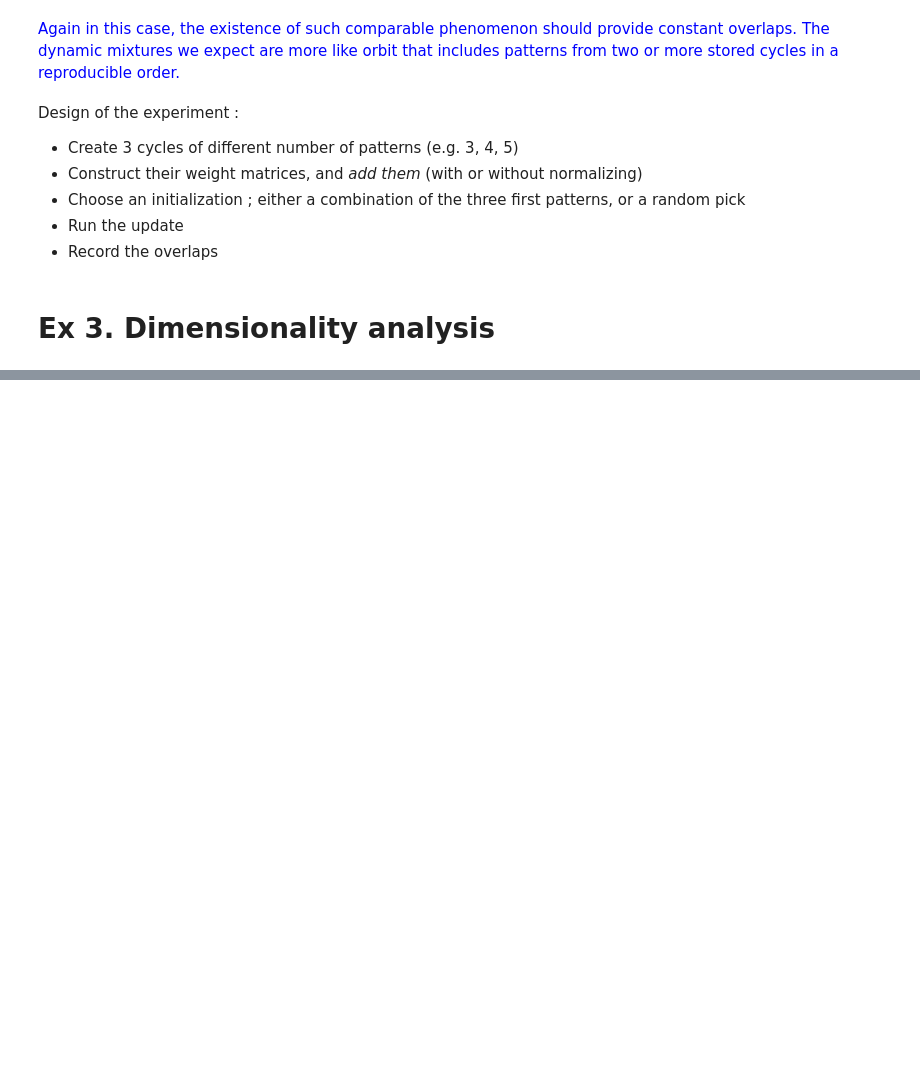
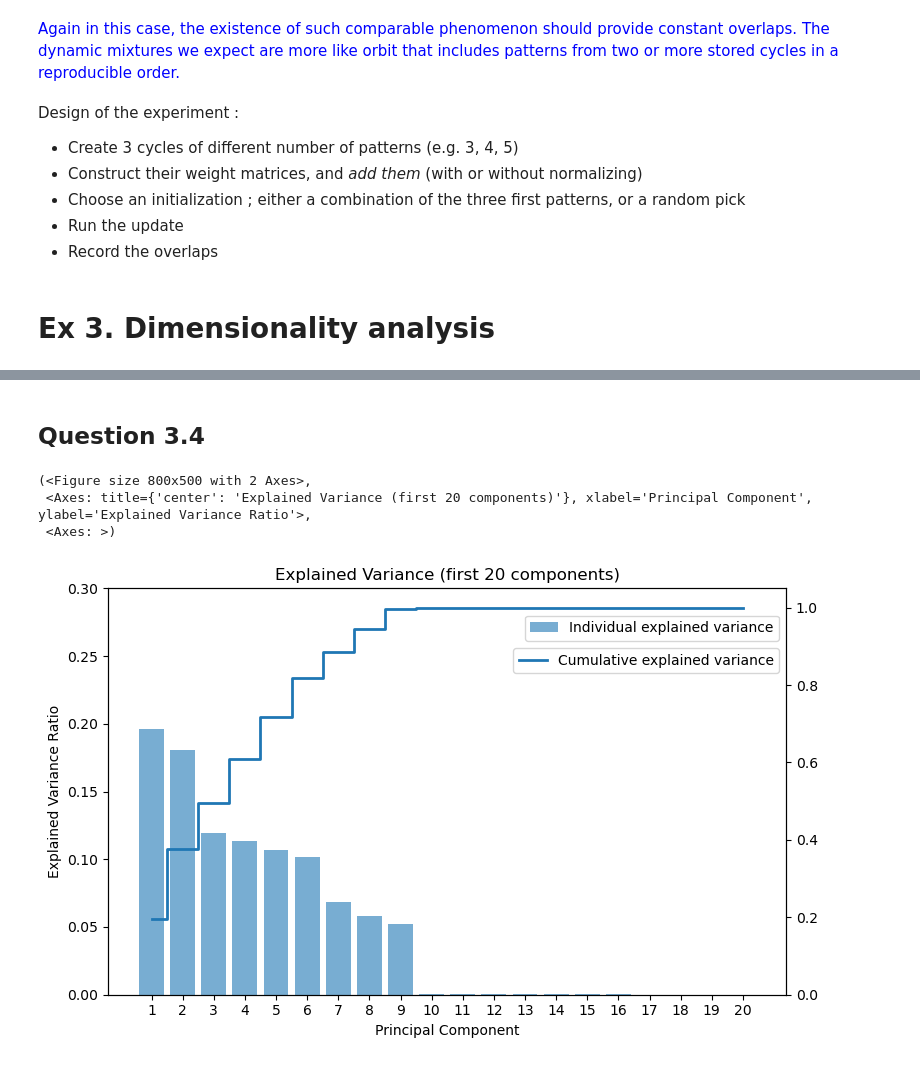
Before and after one commit to maverest/NX_465_mini_project, a Jupyter notebook: NX_465_mini_project.ipynb, the cells around one changed output, grey strips where cells are left out. Saved outputs shown, nothing was run; the diff lists cells and outputs as text; code cells hidden in the pictures; blank space fills up the shorter version.

```diff
--- a/NX_465_mini_project.ipynb
+++ b/NX_465_mini_project.ipynb
@@ -907,0 +910,58 @@ plt.show()
+# %% [markdown]
+## Question 3.4
+# %%
+def plot_explained_variance(eigenvalues, k):
+    """
+    Plot the individual and cumulative explained variance ratios
+    for the first k eigenvalues.
+
+    Parameters
+    ----------
+    eigenvalues : array-like of shape (n_components,)
+        The eigenvalues from PCA or similar decomposition.
+    k : int
+        Number of top components (eigenvalues) to plot. Must be <= len(eigenvalues).
+
+    Returns
+    -------
+    fig : matplotlib.figure.Figure
+        The figure object containing the plot.
+    ax : matplotlib.axes.Axes
+        The axes object of the plot.
+    """
+    # ensure array
+    vals = np.asarray(eigenvalues)
+    if k > vals.shape[0]:
+        raise ValueError(f"k = {k} is larger than number of eigenvalues = {vals.shape[0]}")
+
+    # compute explained variance ratios
+    total = np.sum(vals)
+    explained = vals[:k] / total
+    cum_explained = np.cumsum(explained)
+
+    # x-axis: component indices 1..k
+    comps = np.arange(1, k + 1)
+
+    # plotting
+    fig, ax1 = plt.subplots(figsize=(8, 5))
+    ax2 = ax1.twinx()
+    ax1.bar(comps, explained, alpha=0.6, label='Individual explained variance')
+    ax2.step(comps, cum_explained, where='mid', label='Cumulative explained variance', linewidth=2)
+
+    ax1.set_xlabel('Principal Component')
+    ax1.set_ylabel('Explained Variance Ratio')
+    ax1.set_title(f'Explained Variance (first {k} components)')
+    ax1.set_xticks(comps)
+    ax1.legend(bbox_to_anchor=(1.0, 0.95))
+    ax2.legend(bbox_to_anchor=(1.0, 0.87))
+    ax1.set_ylim(0, 0.3)
+    ax2.set_ylim(0, 1.05)
+    plt.tight_layout()
+
+    return fig, ax1, ax2
+plot_explained_variance(eigenvals, 20)
+# %% [output]
+(<Figure size 800x500 with 2 Axes>,
+ <Axes: title={'center': 'Explained Variance (first 20 components)'}, xlabel='Principal Component', ylabel='Explained Variance Ratio'>,
+ <Axes: >)
+[figure, added]
```
Also changed, not shown: parts of 4 cells of this notebook.
